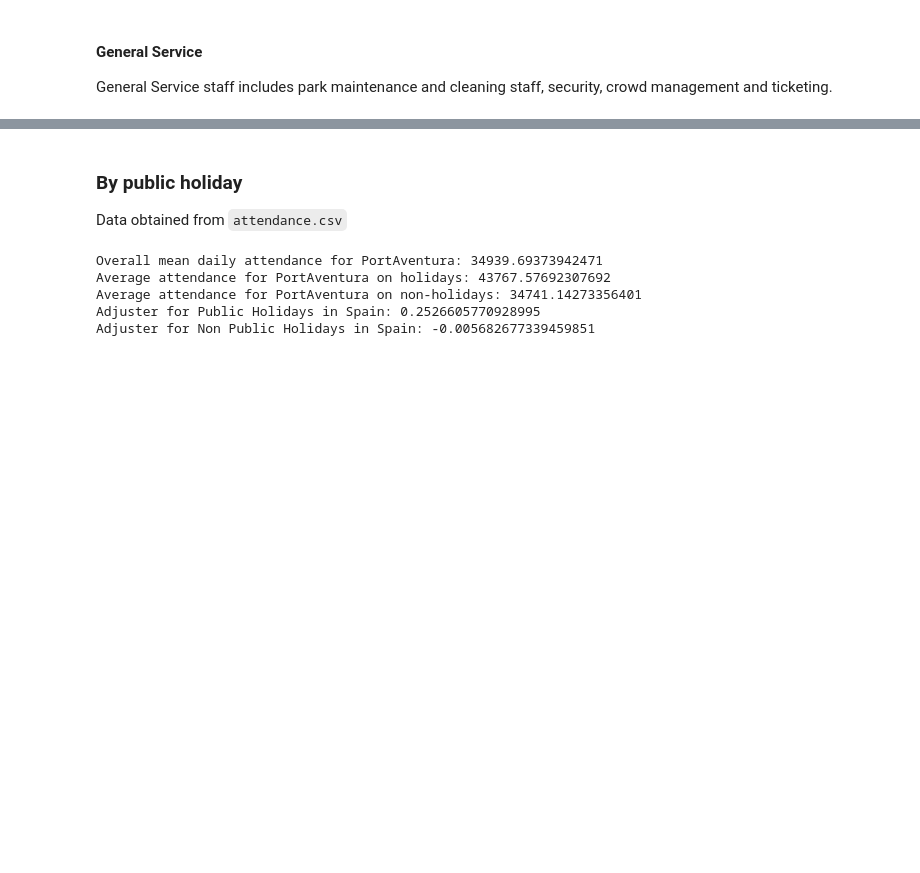
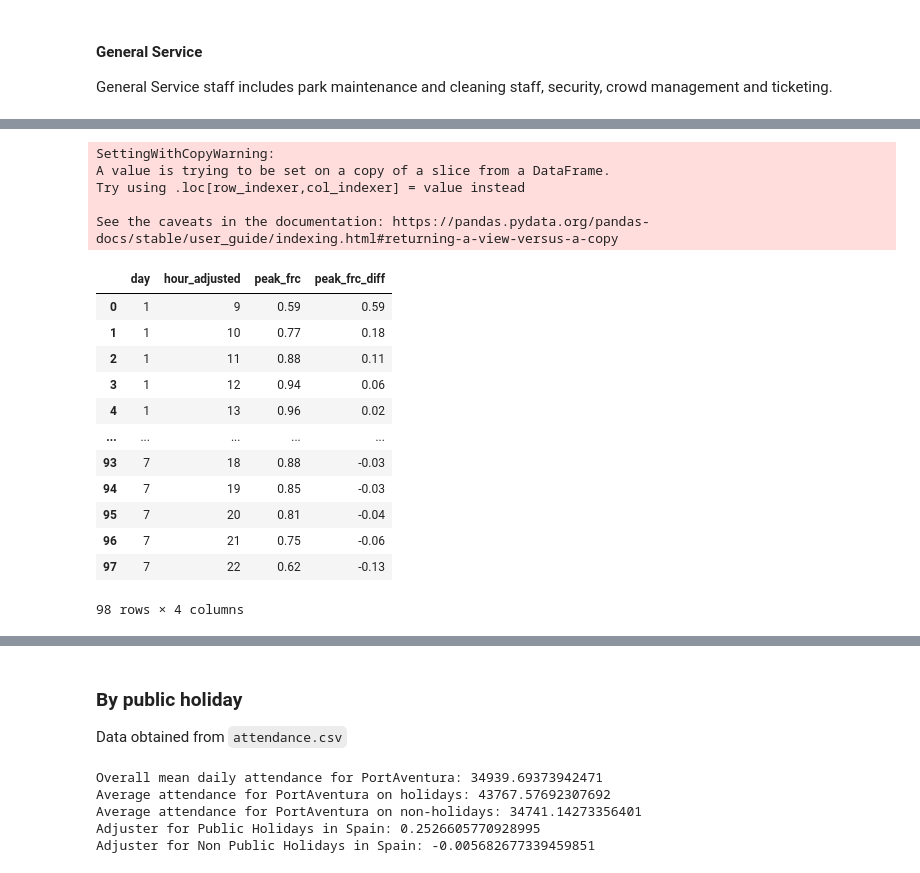
Before and after one commit to reallyjustalan/DSA3101_Group8_Project1, a Jupyter notebook: B3/DSA3101_B3_Modelling.ipynb, the cells around one changed output, grey strips where cells are left out. Drawn from its saved outputs; the diff is of its cells as text; code cells hidden in the pictures; blank space fills up the shorter version.

```diff
--- a/B3/DSA3101_B3_Modelling.ipynb
+++ b/B3/DSA3101_B3_Modelling.ipynb
@@ -299,3 +301,8 @@ mean_hourly_peak_frc
 # %% [markdown]
 #### General Service
 General Service staff includes park maintenance and cleaning staff, security, crowd management and ticketing.
+# %%
+park_raw = pd.read_csv(r"C:\Users\joann\Downloads\park_daily_hourly_peaks.csv")
+park_raw['hour_adjusted'] = park_raw['hour'] + 1
+park_daily_hourly = park_raw[['day','hour_adjusted','peak_frc']]
+park_daily_hourly
@@ -301,0 +323,24 @@ General Service staff includes park maintenance and cleaning staff, security, cr
+# %%
+park_daily_hourly["prev_peak_frc"] = park_daily_hourly.groupby("day")["peak_frc"].shift(fill_value=0)
+park_daily_hourly["peak_frc_diff"] = park_daily_hourly["peak_frc"] - park_daily_hourly["prev_peak_frc"]
+park_daily_hourly = park_daily_hourly.drop(columns=["prev_peak_frc"])
+park_daily_hourly
+# %% [output]
+SettingWithCopyWarning:
+A value is trying to be set on a copy of a slice from a DataFrame.
+Try using .loc[row_indexer,col_indexer] = value instead
+
+See the caveats in the documentation: https://pandas.pydata.org/pandas-docs/stable/user_guide/indexing.html#returning-a-view-versus-a-copy
+|  | day | hour_adjusted | peak_frc | peak_frc_diff |
+| 0 | 1 | 9 | 0.59 | 0.59 |
+| 1 | 1 | 10 | 0.77 | 0.18 |
+| 2 | 1 | 11 | 0.88 | 0.11 |
+| 3 | 1 | 12 | 0.94 | 0.06 |
+| 4 | 1 | 13 | 0.96 | 0.02 |
+| ... | ... | ... | ... | ... |
+| 93 | 7 | 18 | 0.88 | -0.03 |
+| 94 | 7 | 19 | 0.85 | -0.03 |
+| 95 | 7 | 20 | 0.81 | -0.04 |
+| 96 | 7 | 21 | 0.75 | -0.06 |
+| 97 | 7 | 22 | 0.62 | -0.13 |
+98 rows × 4 columns
```
Also changed, not shown: parts of 11 cells of this notebook.
